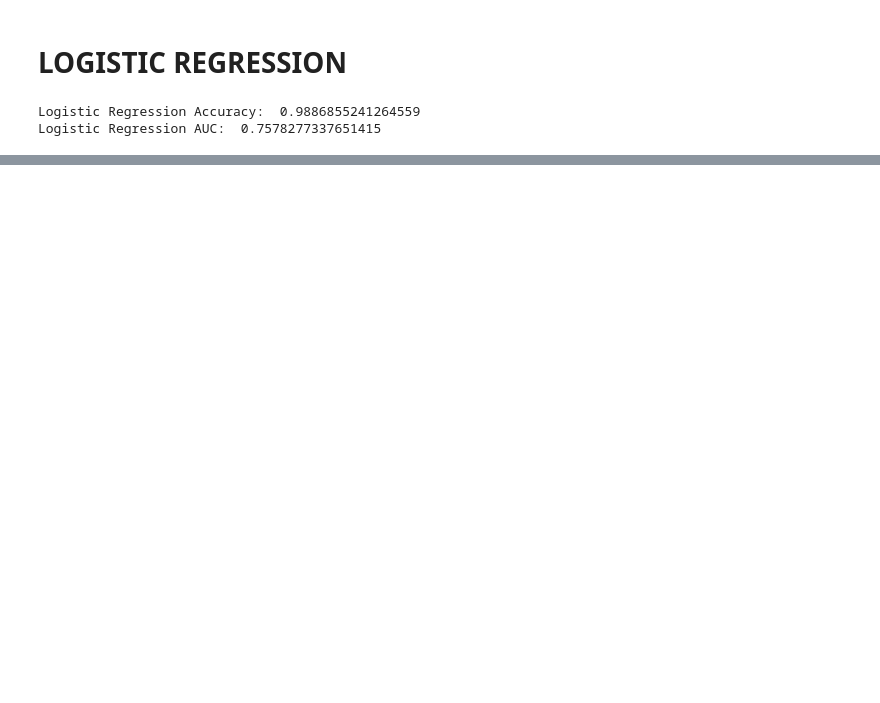
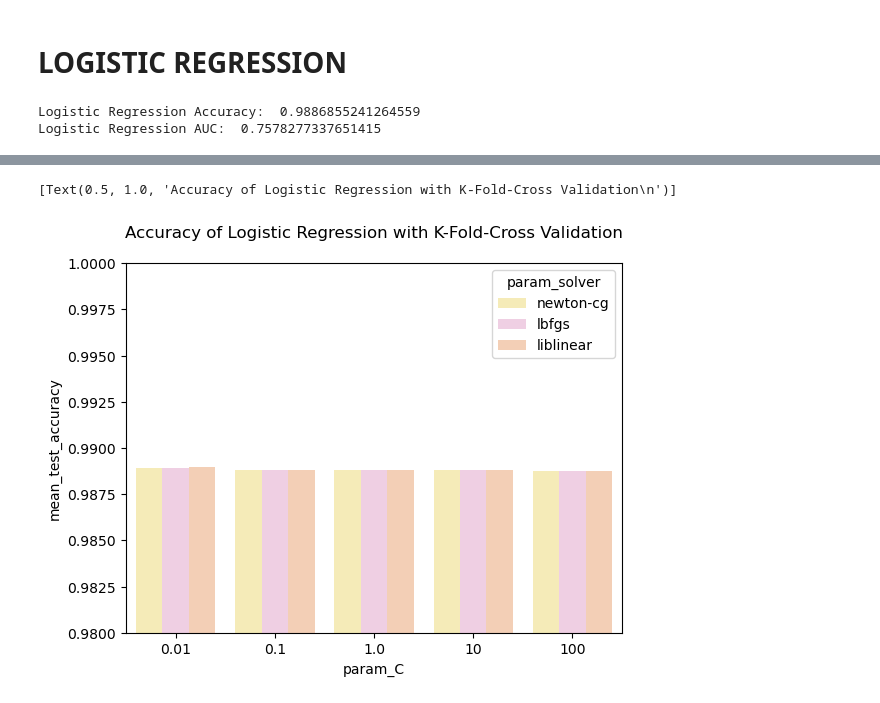
Before and after one commit to annafernandezrajal/Activity-Prediction-for-Chemical-Compounds, a Jupyter notebook: logistic_regression.ipynb, the cells around one changed output, grey strips where cells are left out. Drawn from its saved outputs; the diff is of its cells as text; code cells hidden in the pictures; blank space fills up the shorter version.

```diff
--- a/logistic_regression.ipynb
+++ b/logistic_regression.ipynb
@@ -33,0 +62,7 @@ Logistic Regression AUC:  0.7578277337651415
+# %%
+plot = sns.barplot(data=results, x='param_C', y='mean_test_accuracy', hue='param_solver', palette='Pastel2_r')
+plot.set(ylim=(0.98, 1))
+plot.set(title='Accuracy of Logistic Regression with K-Fold-Cross Validation\n')
+# %% [output]
+[Text(0.5, 1.0, 'Accuracy of Logistic Regression with K-Fold-Cross Validation\n')]
+[figure, added]
```
Also changed, not shown: parts of 4 cells of this notebook.
